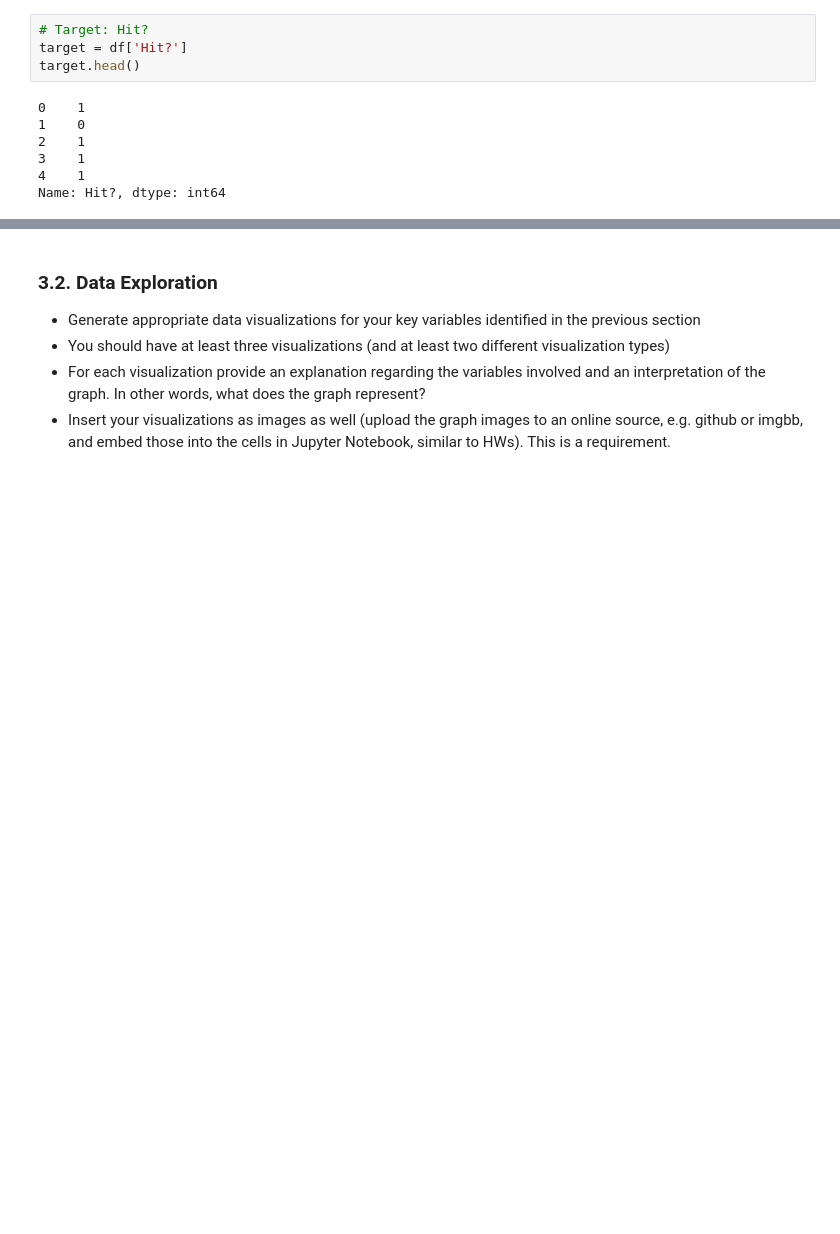
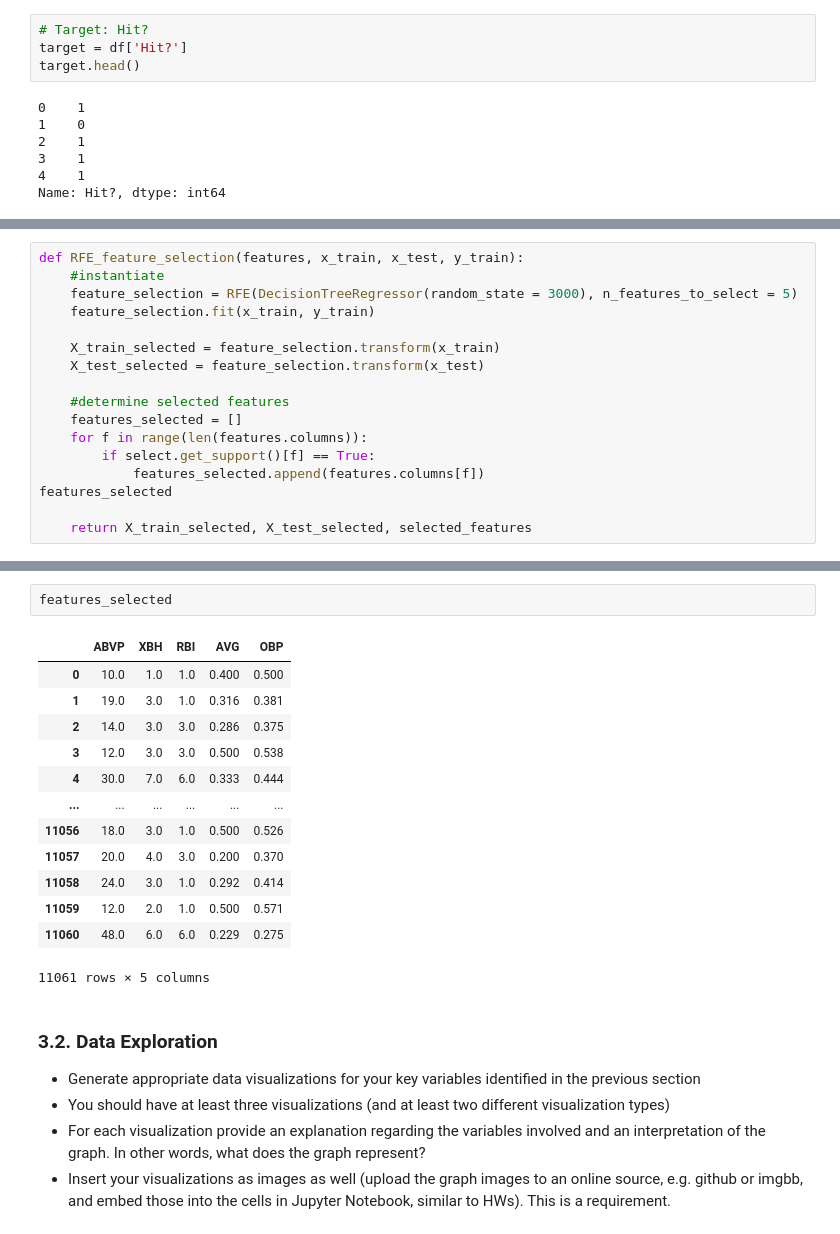
Before and after one commit to kevschmitt/Beat-the-Streak, a Jupyter notebook: DS3000_FP4_Beat-the-Streak.ipynb, the cells around one changed output, grey strips where cells are left out. Drawn from its saved outputs; the diff is of its cells as text; blank space fills up the shorter version.

```diff
--- a/DS3000_FP4_Beat-the-Streak.ipynb
+++ b/DS3000_FP4_Beat-the-Streak.ipynb
@@ -274,0 +283,17 @@ Name: Hit?, dtype: int64
+# %%
+def RFE_feature_selection(features, x_train, x_test, y_train):
+    #instantiate
+    feature_selection = RFE(DecisionTreeRegressor(random_state = 3000), n_features_to_select = 5)
+    feature_selection.fit(x_train, y_train)
+
+    X_train_selected = feature_selection.transform(x_train)
+    X_test_selected = feature_selection.transform(x_test)
+
+    #determine selected features
+    features_selected = []
+    for f in range(len(features.columns)):
+        if select.get_support()[f] == True:
+            features_selected.append(features.columns[f])
+features_selected
+
+    return X_train_selected, X_test_selected, selected_features
@@ -275,3 +310,19 @@ Name: Hit?, dtype: int64
+# %%
+features_selected
+# %% [output]
+|  | ABVP | XBH | RBI | AVG | OBP |
+| 0 | 10.0 | 1.0 | 1.0 | 0.400 | 0.500 |
+| 1 | 19.0 | 3.0 | 1.0 | 0.316 | 0.381 |
+| 2 | 14.0 | 3.0 | 3.0 | 0.286 | 0.375 |
+| 3 | 12.0 | 3.0 | 3.0 | 0.500 | 0.538 |
+| 4 | 30.0 | 7.0 | 6.0 | 0.333 | 0.444 |
+| ... | ... | ... | ... | ... | ... |
+| 11056 | 18.0 | 3.0 | 1.0 | 0.500 | 0.526 |
+| 11057 | 20.0 | 4.0 | 3.0 | 0.200 | 0.370 |
+| 11058 | 24.0 | 3.0 | 1.0 | 0.292 | 0.414 |
+| 11059 | 12.0 | 2.0 | 1.0 | 0.500 | 0.571 |
+| 11060 | 48.0 | 6.0 | 6.0 | 0.229 | 0.275 |
+11061 rows × 5 columns
 # %% [markdown]
 ### 3.2. Data Exploration
 * Generate appropriate data visualizations for your key variables identified in the previous section
```
Also changed, not shown: parts of 7 cells of this notebook.
